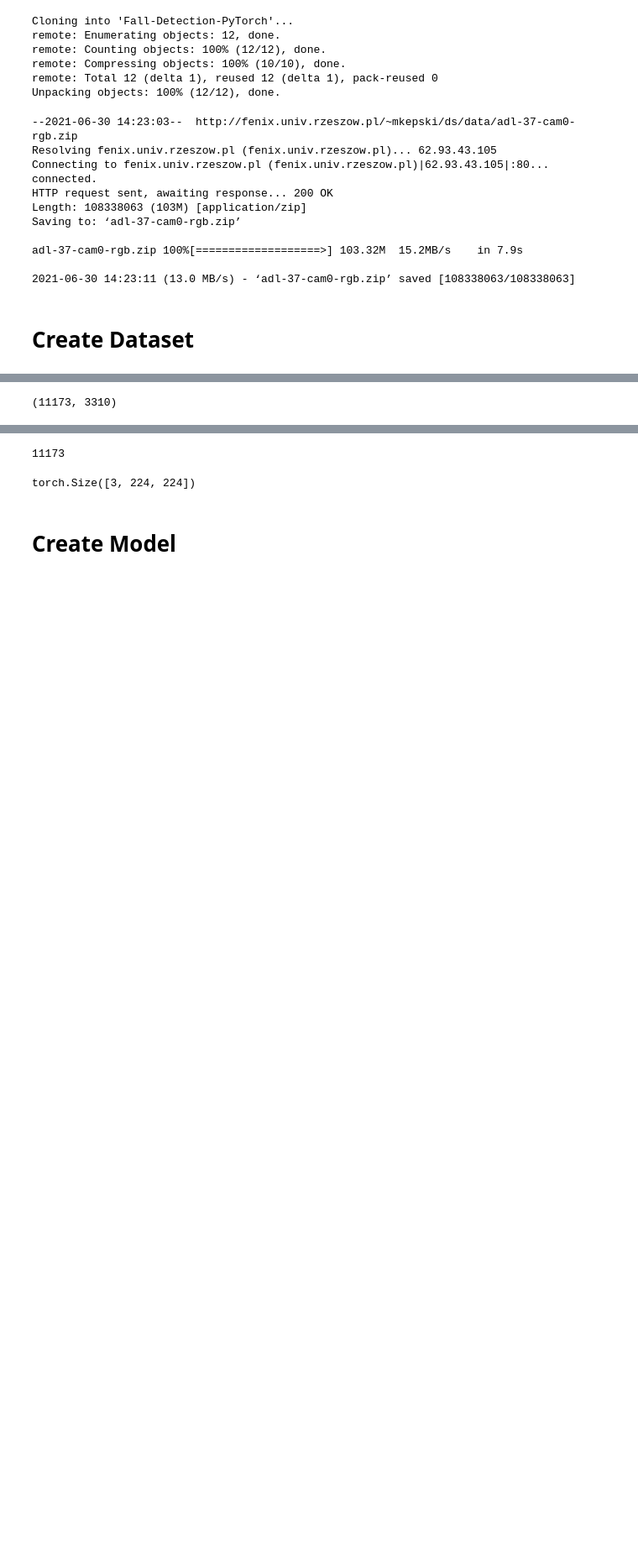
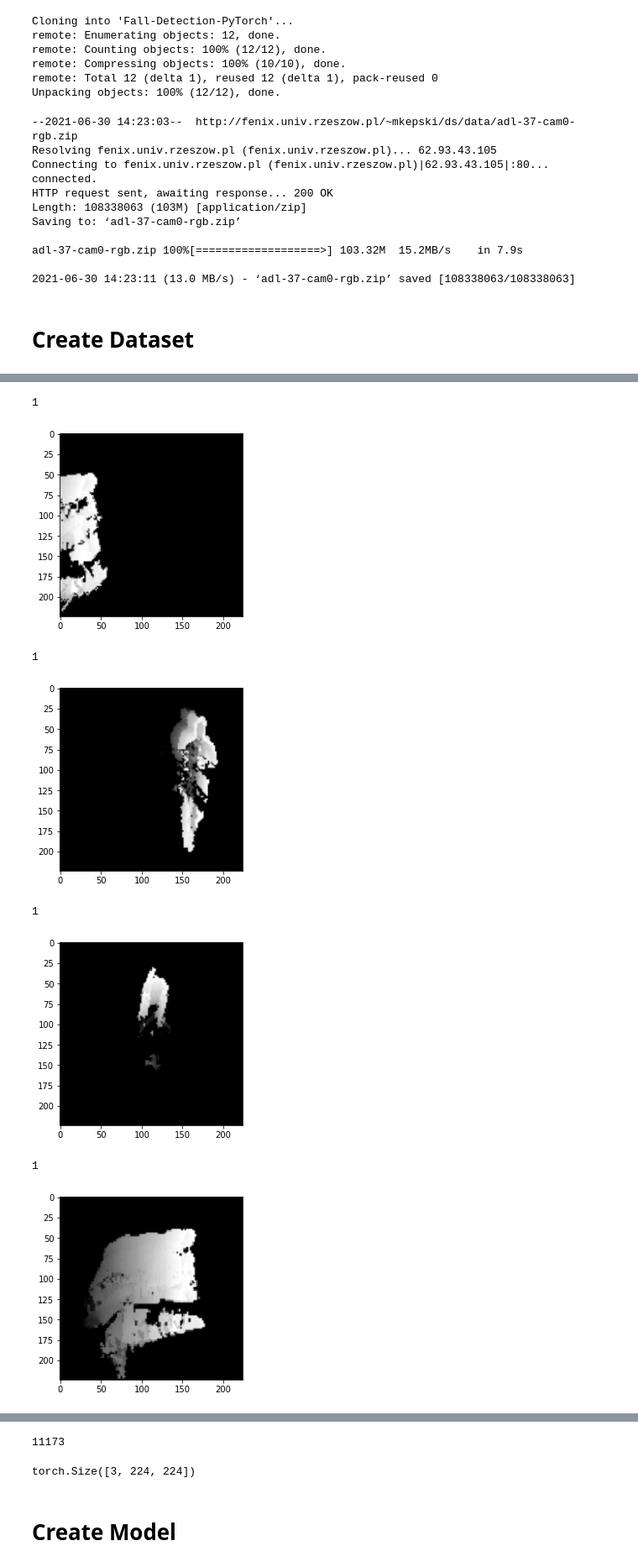
Before and after one commit to ArkadyBIG/HumanFallDetection, a Jupyter notebook: Copy_of_training.ipynb, the cells around one changed output, grey strips where cells are left out. Shown at 84% size. Saved outputs shown, nothing was run; the diff lists cells and outputs as text; code cells hidden in the pictures; blank space fills up the shorter version.

```diff
--- a/Copy_of_training.ipynb
+++ b/Copy_of_training.ipynb
@@ -88,4 +105,20 @@ class_names
-# %%
-train_sizes, val_sizes
-# %% [output]
-(11173, 3310)
+# %%
+for i in train_dataloader:
+    break
+# %%
+for num in range(32):
+	img = i[0][num].numpy()
+	label = i[1][num].numpy()
+	print(label)
+
+	plt.imshow(img.transpose(1, 2, 0))
+	plt.show()
+# %% [output]
+1
+[figure, added]
+1
+[figure, added]
+1
+[figure, added]
+1
+[figure, added]
```
Also changed, not shown: parts of 16 cells of this notebook, 5 other files.
